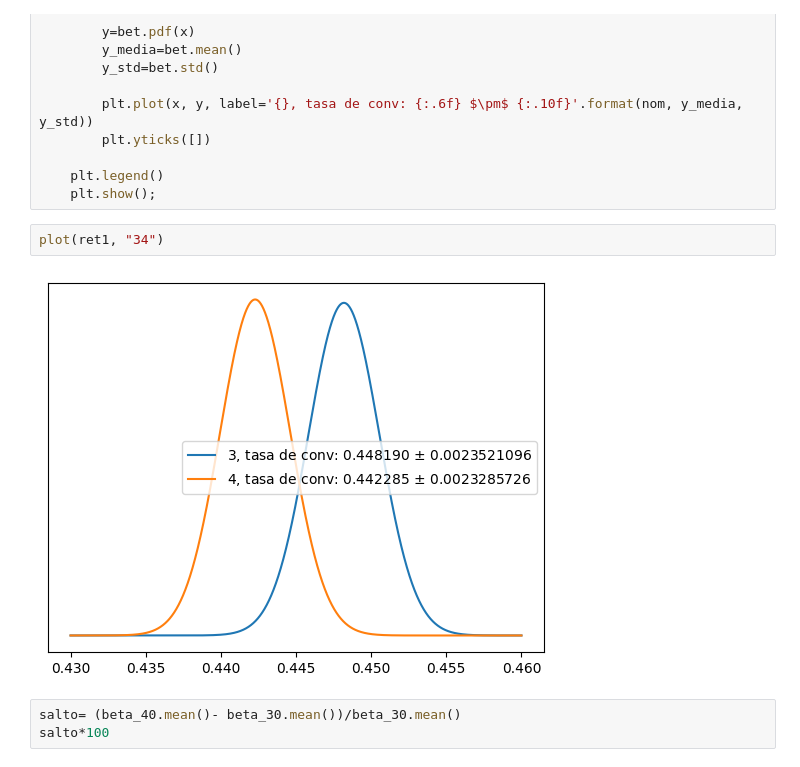
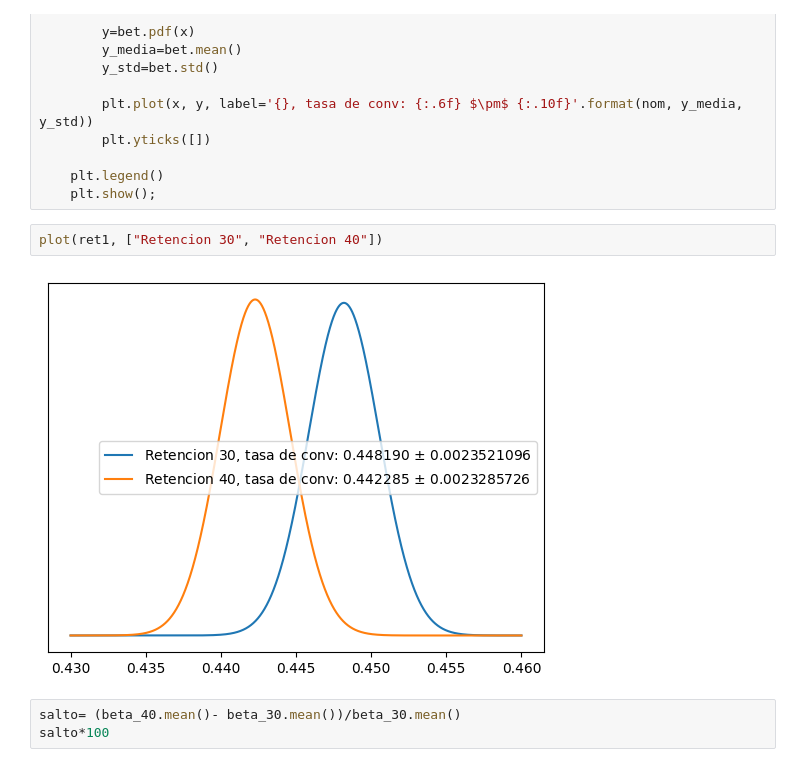
Before and after one commit to Ironhack-Data-Madrid-Abril-2023/6.4-lab_ab_testing, a Jupyter notebook: lab-ab-test.ipynb, the cells around one changed output. Saved outputs shown, nothing was run; the diff lists cells and outputs as text.

```diff
--- a/lab-ab-test.ipynb
+++ b/lab-ab-test.ipynb
@@ -103,9 +103,9 @@ def plot(betas, nombres):
     plt.legend()
     plt.show();
 # %%
-plot(ret1, "34")
+plot(ret1, ["Retencion 30", "Retencion 40"])
 # %% [output]
-[figure, old version]
+[figure, new version]
 # %%
 salto= (beta_40.mean()- beta_30.mean())/beta_30.mean()
 salto*100
```
Also changed, not shown: parts of 1 cell of this notebook.
